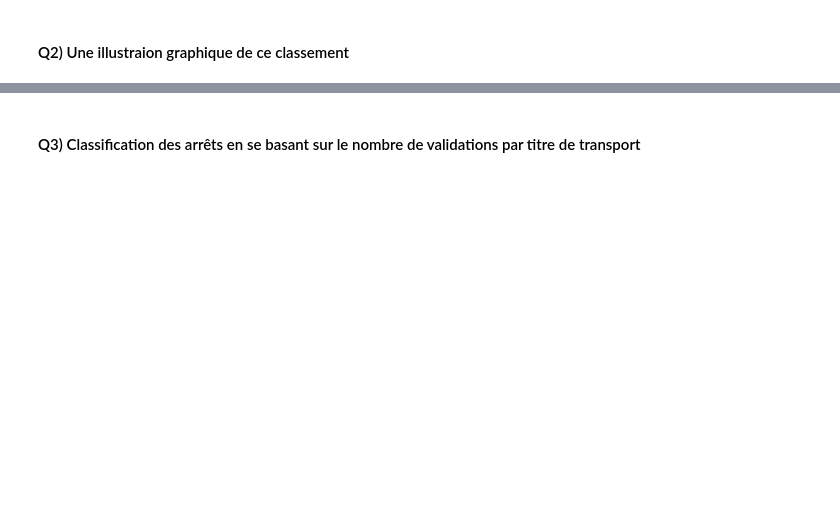
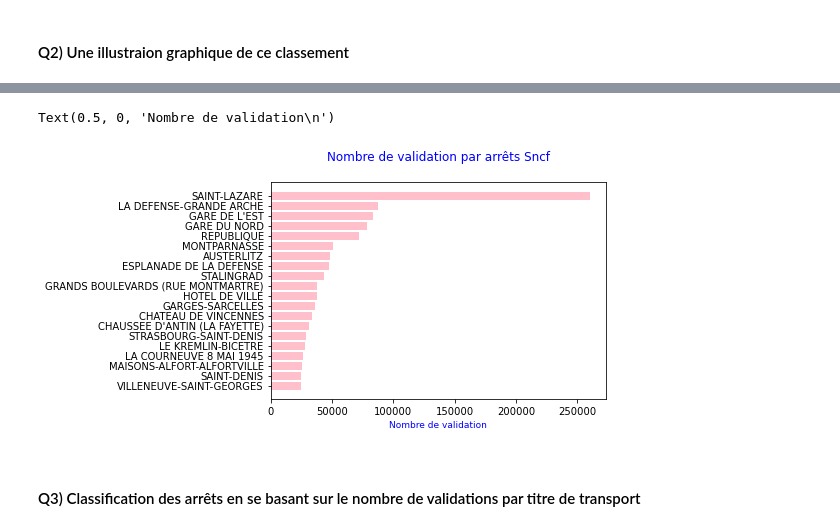
Before and after one commit to ChristiiK/AppliDataSncf, a Jupyter notebook: ApplicationSncf_vf.ipynb, the cells around one changed output, grey strips where cells are left out. Saved outputs shown, nothing was run; the diff lists cells and outputs as text; code cells hidden in the pictures; blank space fills up the shorter version.

```diff
--- a/ApplicationSncf_vf.ipynb
+++ b/ApplicationSncf_vf.ipynb
@@ -267,0 +263,3 @@ YERRES                        7617581404310416736271746524818774361434344108...
+# %%
+prem_arret1 = prem_arret.sort_values(by = ['NB_VALD'], ascending = True)
+prem_arret1 # rangement ordre croissant
@@ -287,2 +297,10 @@ NameError: name 'sncf_ordered' is not defined
+# %%
+## Deuxième présentation
+plt.barh( prem_arret1['LIBELLE_ARRET'], prem_arret1['NB_VALD'], color = 'pink')
+plt.title("Nombre de validation par arrêts Sncf\n", fontsize=12, color='blue')#e74c3c
+plt.xlabel("Nombre de validation\n", fontsize= 9, color='blue')#c0392b
+# %% [output]
+Text(0.5, 0, 'Nombre de validation\n')
+[figure, added]
 # %% [markdown]
 #### Q3) Classification des arrêts en se basant sur le nombre de validations par titre de transport
```
Also changed, not shown: parts of 46 cells of this notebook.
